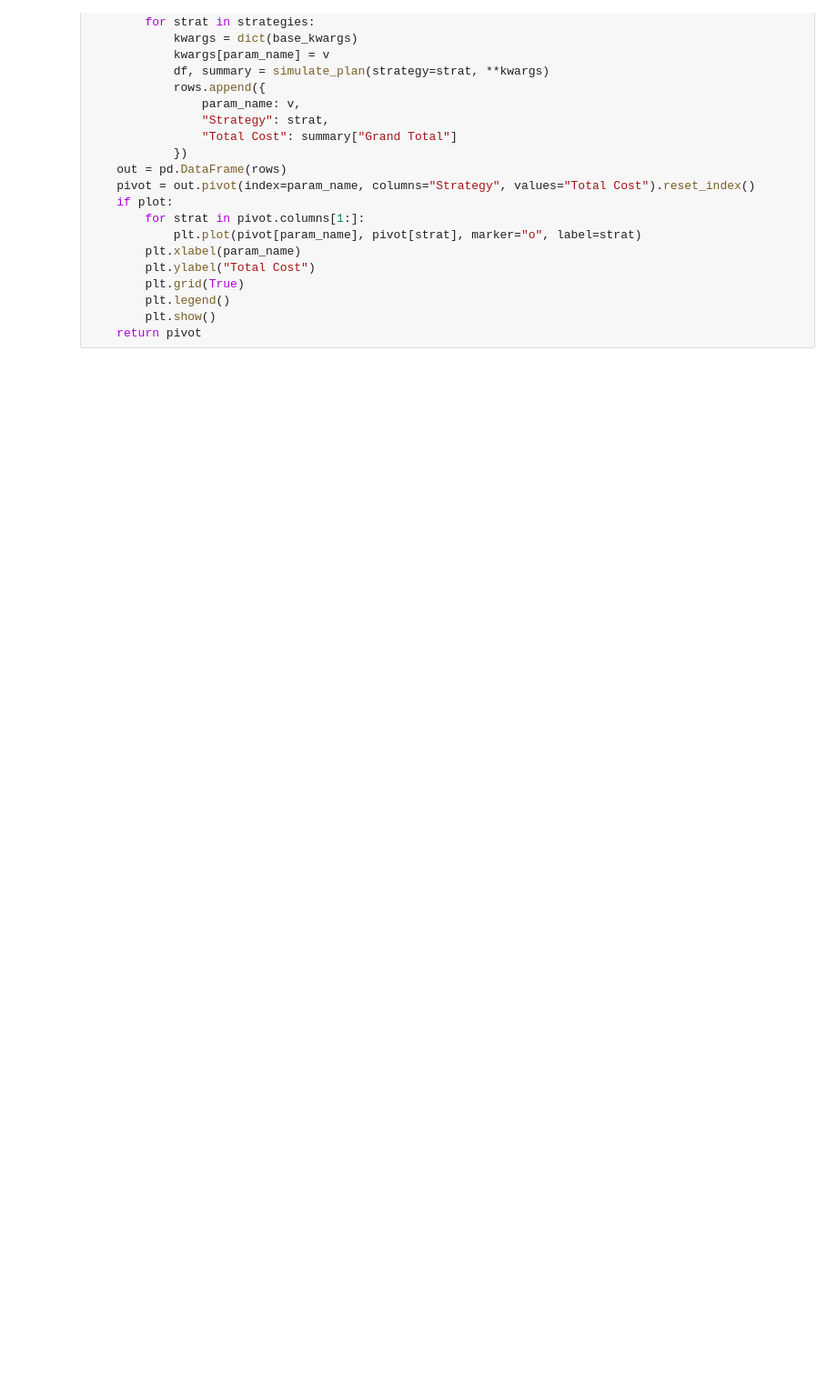
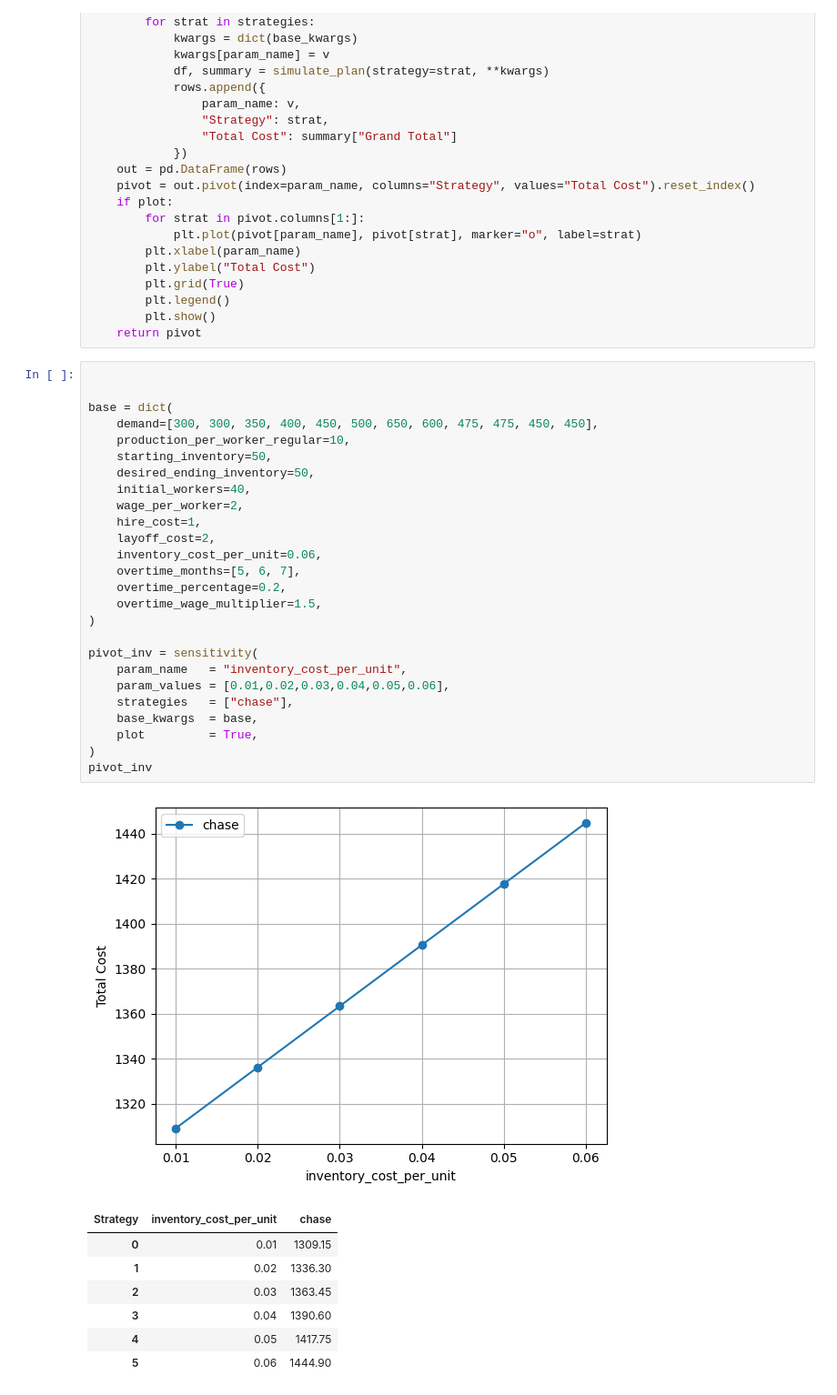
Before and after one commit to twillixa/HEC, a Jupyter notebook: PPS/Week1.ipynb, the cells around one changed output. Shown at 91% size. Saved outputs shown, nothing was run; the diff lists cells and outputs as text; blank space fills up the shorter version.

```diff
--- a/PPS/Week1.ipynb
+++ b/PPS/Week1.ipynb
@@ -176,3 +178,38 @@ def sensitivity(
         plt.legend()
         plt.show()
     return pivot
+# %%
+
+
+base = dict(
+    demand=[300, 300, 350, 400, 450, 500, 650, 600, 475, 475, 450, 450],
+    production_per_worker_regular=10,
+    starting_inventory=50,
+    desired_ending_inventory=50,
+    initial_workers=40,
+    wage_per_worker=2,
+    hire_cost=1,
+    layoff_cost=2,
+    inventory_cost_per_unit=0.06,
+    overtime_months=[5, 6, 7],
+    overtime_percentage=0.2,
+    overtime_wage_multiplier=1.5,
+)
+
+pivot_inv = sensitivity(
+    param_name   = "inventory_cost_per_unit",
+    param_values = [0.01,0.02,0.03,0.04,0.05,0.06],
+    strategies   = ["chase"],
+    base_kwargs  = base,
+    plot         = True,
+)
+pivot_inv
+# %% [output]
+[figure, added]
+| Strategy | inventory_cost_per_unit | chase |
+| 0 | 0.01 | 1309.15 |
+| 1 | 0.02 | 1336.30 |
+| 2 | 0.03 | 1363.45 |
+| 3 | 0.04 | 1390.60 |
+| 4 | 0.05 | 1417.75 |
+| 5 | 0.06 | 1444.90 |
```
Also changed, not shown: parts of 4 cells of this notebook.
